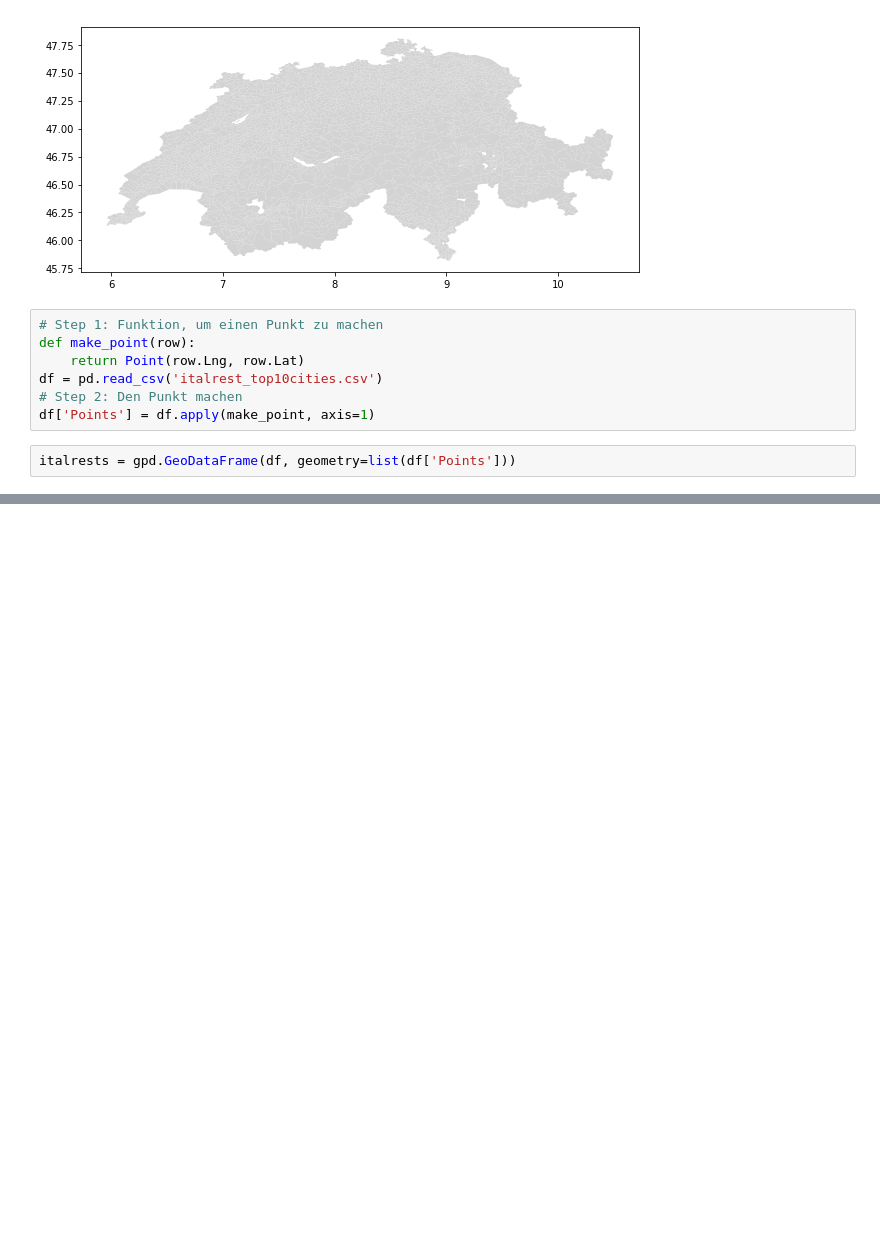
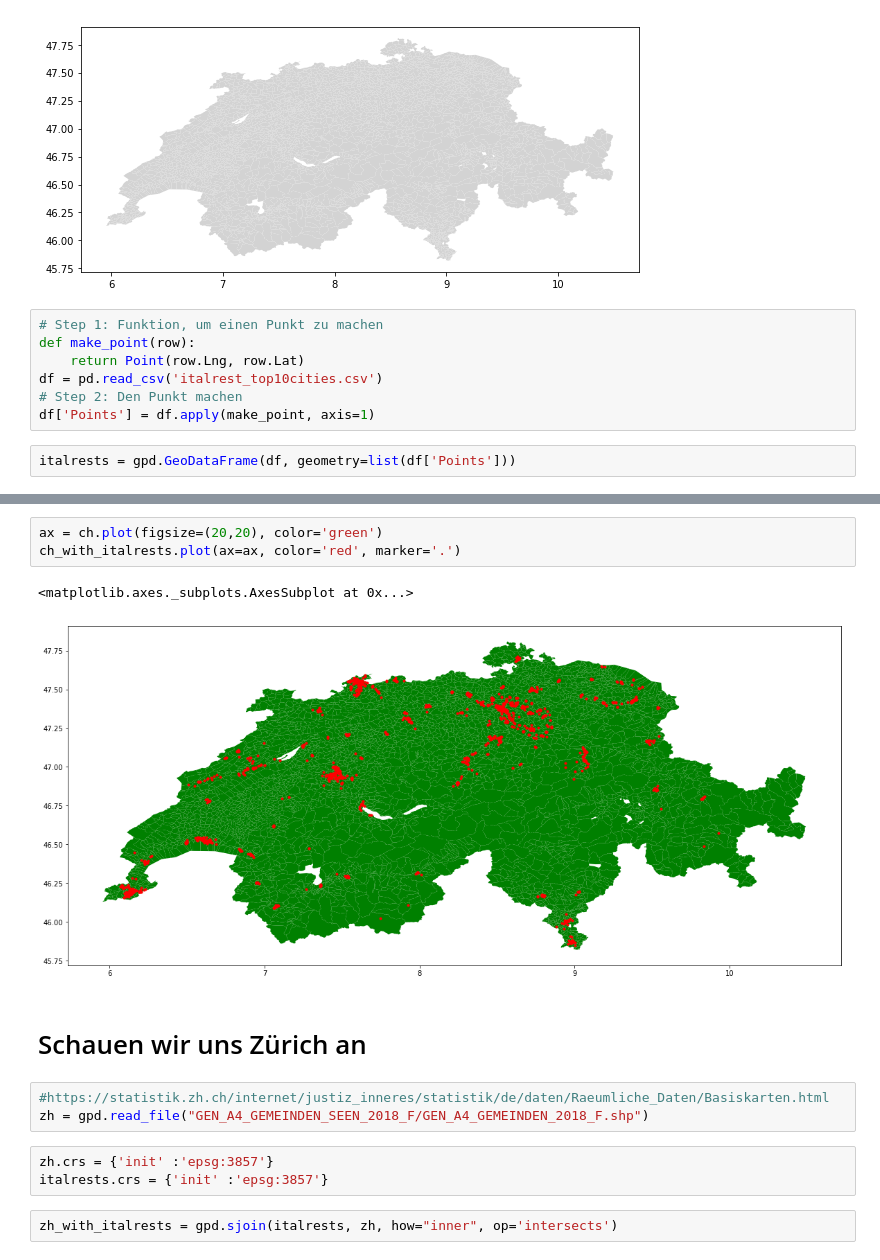
Before and after one commit to MAZ-CAS-DDJ/kurs_18_19, a Jupyter notebook: 16 Googe API, Geopandas/03 Geopandas.ipynb, the cells around one changed output, grey strips where cells are left out. Saved outputs shown, nothing was run; the diff lists cells and outputs as text; blank space fills up the shorter version.

```diff
--- a/16 Googe API, Geopandas/03 Geopandas.ipynb
+++ b/16 Googe API, Geopandas/03 Geopandas.ipynb
@@ -64,0 +80,16 @@ italrests.plot(ax=ax, color='red')
+# %%
+ax = ch.plot(figsize=(20,20), color='green')
+ch_with_italrests.plot(ax=ax, color='red', marker='.')
+# %% [output]
+<matplotlib.axes._subplots.AxesSubplot at 0x...>
+[figure, added]
+# %% [markdown]
+# Schauen wir uns Zürich an
+# %%
+#https://statistik.zh.ch/internet/justiz_inneres/statistik/de/daten/Raeumliche_Daten/Basiskarten.html
+zh = gpd.read_file("GEN_A4_GEMEINDEN_SEEN_2018_F/GEN_A4_GEMEINDEN_2018_F.shp")
+# %%
+zh.crs = {'init' :'epsg:3857'}
+italrests.crs = {'init' :'epsg:3857'}
+# %%
+zh_with_italrests = gpd.sjoin(italrests, zh, how="inner", op='intersects')
```
Also changed, not shown: parts of 16 cells of this notebook, 31 other files.
